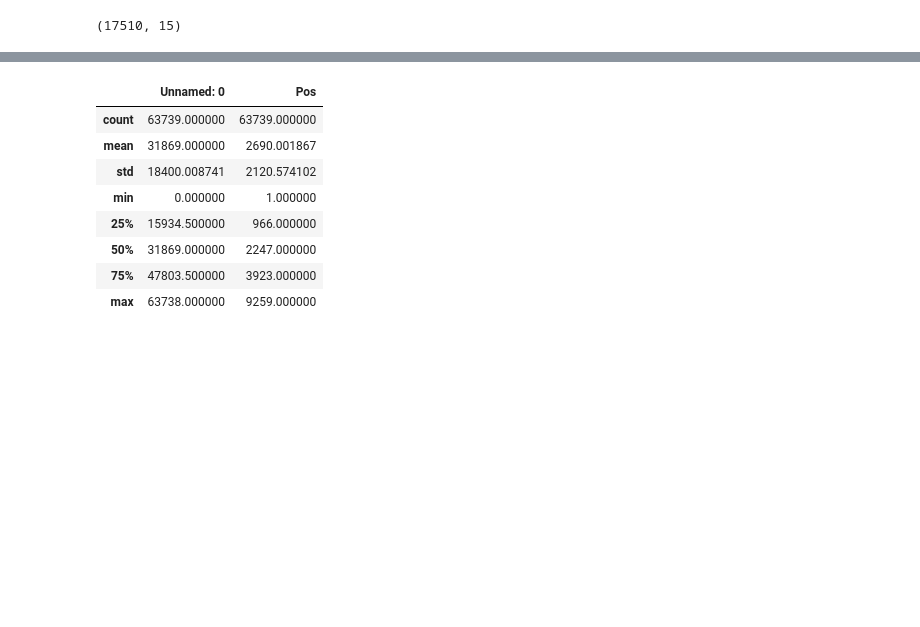
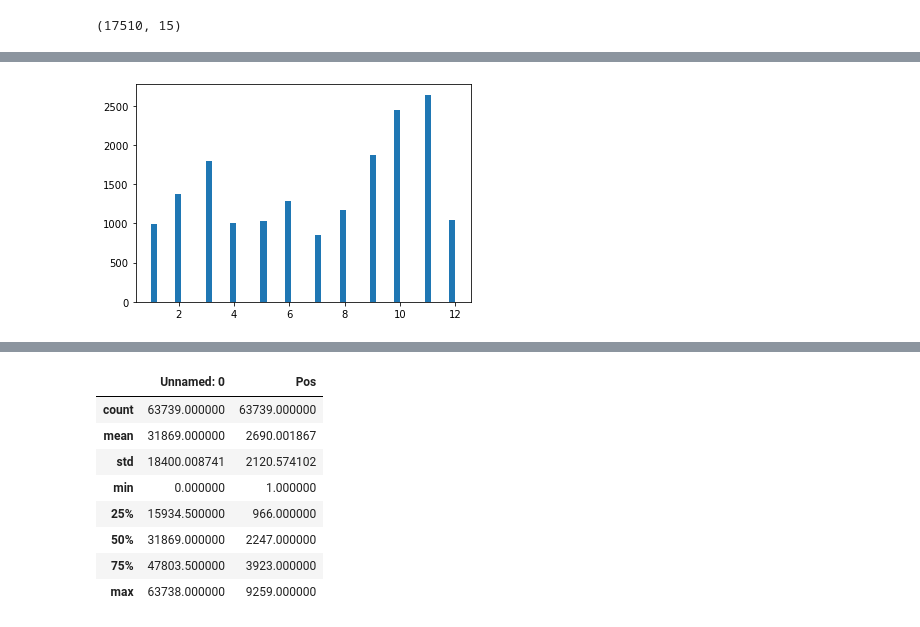
Before and after one commit to EdenBenMeshi/PredictHitGames, a Jupyter notebook: Editing Data.ipynb, the cells around one changed output, grey strips where cells are left out. Drawn from its saved outputs; the diff is of its cells as text; code cells hidden in the pictures; blank space fills up the shorter version.

```diff
--- a/Editing Data.ipynb
+++ b/Editing Data.ipynb
@@ -216,0 +233,7 @@ new_df.describe(include = "all")
+# %%
+plt.hist(new_df.Relese_Month, bins=50)
+plt.xlabel=("Relese_Month")
+plt.ylabel=("Frequency")
+plt.show()
+# %% [output]
+[figure, added]
```
Also changed, not shown: parts of 31 cells of this notebook.
